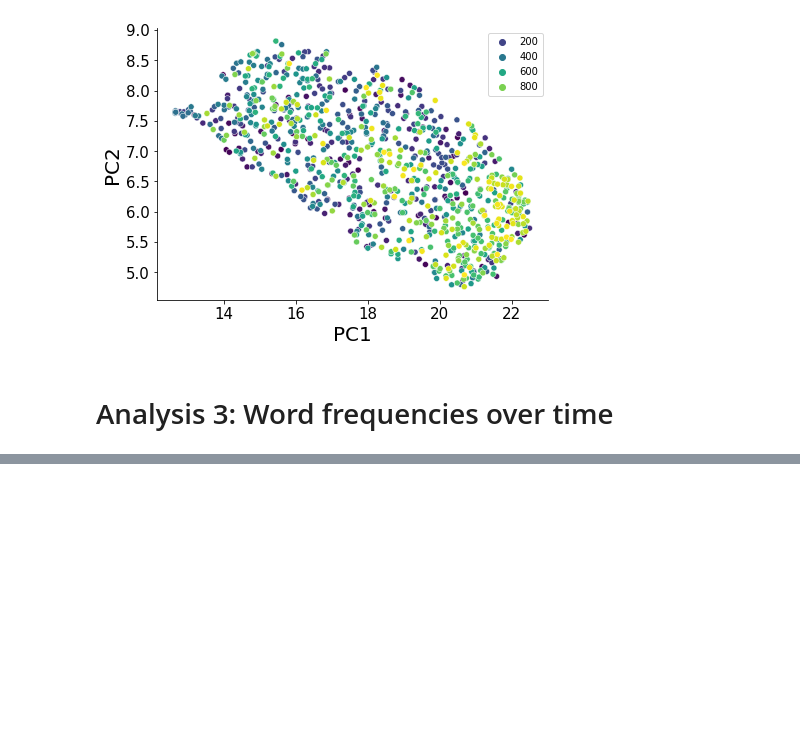
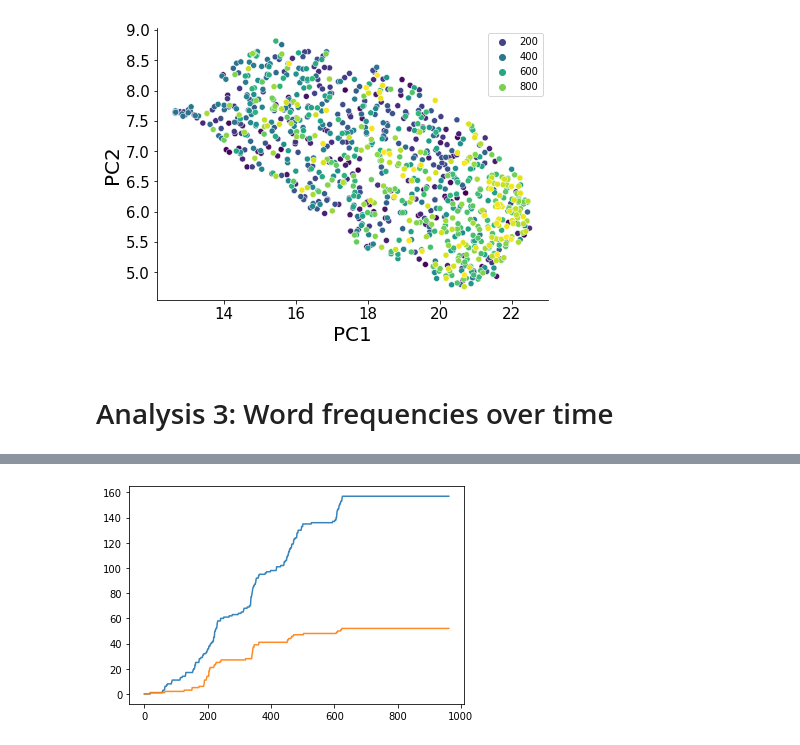
Before and after one commit to Ma-Fi-94/letters, a Jupyter notebook: Hypothesis1.ipynb, the cells around one changed output, grey strips where cells are left out. Saved outputs shown, nothing was run; the diff lists cells and outputs as text; code cells hidden in the pictures; blank space fills up the shorter version.

Commit message:
Calculating word variability, looking at trends over time

```diff
--- a/Hypothesis1.ipynb
+++ b/Hypothesis1.ipynb
@@ -22,7 +22,7 @@ def read_data(filename="all_letters.csv"):
 # %% [markdown]
 # Analysis 1: Do letters become "more similar" to each other over time?
 # %%
-def fit_model(df=df, n_gram_n = 1, min_word_length = 3, normalise_counts = False, binary = False):
+def fit_model(df, n_gram_n = 1, min_word_length = 3, normalise_counts = False, binary = False):
     # We will fit a bag of words model with n-grams, consisting of l+ letters only
 
     # normalise_counts: Norm word counts across the letters?
@@ -36,7 +36,7 @@ def fit_model(df=df, n_gram_n = 1, min_word_length = 3, normalise_counts = False
     model = CountVectorizer(ngram_range=(n_gram_n,n_gram_n), token_pattern=token_pattern, binary=binary)
     X = model.fit_transform(df.Content)
     X = X.toarray()
-    print(model.get_feature_names()[:100])
+    feature_names = model.get_feature_names()
 
     # Norming words if desired
     if normalise_counts:
@@ -45,6 +45,6 @@ def fit_model(df=df, n_gram_n = 1, min_word_length = 3, normalise_counts = False
     # Compute cosine similarity matrix on the individual letters (i.e. vectors)
     cosinesim = sklearn.metrics.pairwise.cosine_similarity(X)
 
-    return X, cosinesim
+    return feature_names, X, cosinesim
 # %%
-X, cosinesim = fit_model(read_data())
+feature_names, X, cosinesim = fit_model(read_data())
@@ -162,0 +181,7 @@ sns.scatterplot(X.mean(axis=1), X.std(axis=1)/X.mean(axis=1), hue=df.Author)
+# %%
+print_words = ["almanach", "almanachs"]
+for print_word in print_words:
+    freq_over_time = X[:, np.array(feature_names)==print_word]
+    plt.plot(np.cumsum(freq_over_time), alpha=0.9)
+# %% [output]
+[figure, added]
```
Also changed, not shown: parts of 7 cells of this notebook.
